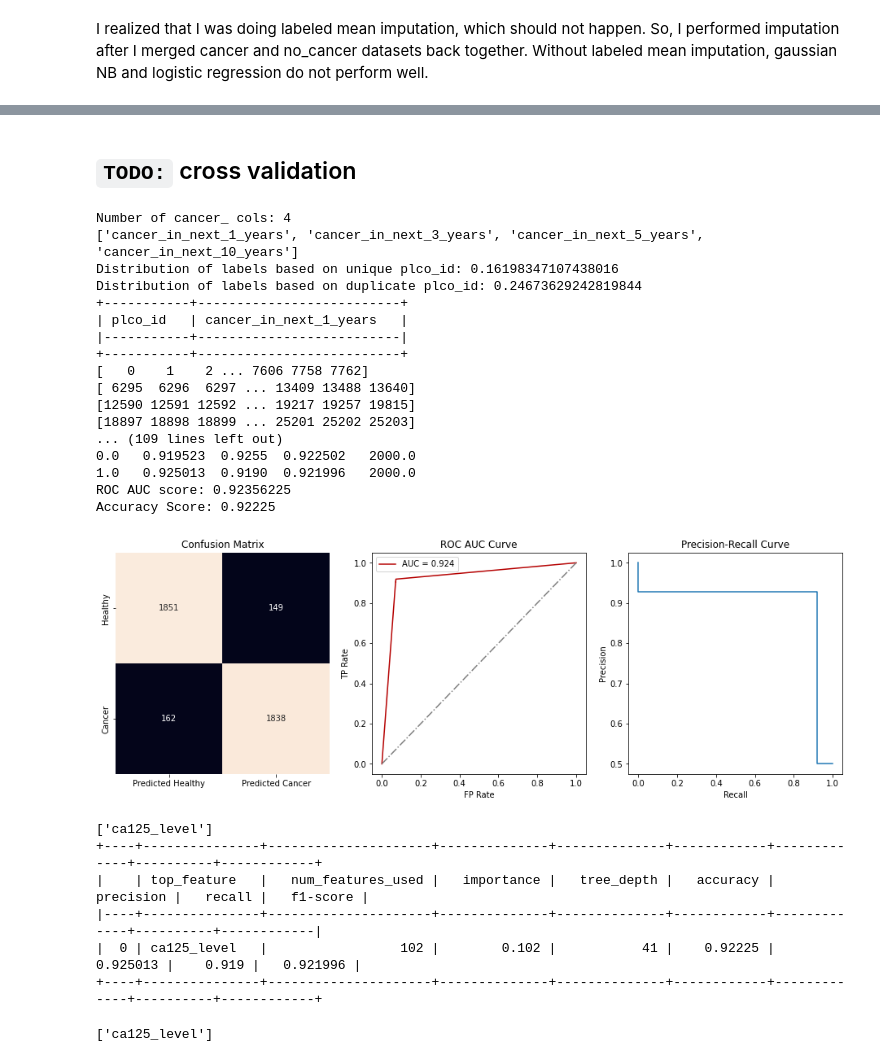
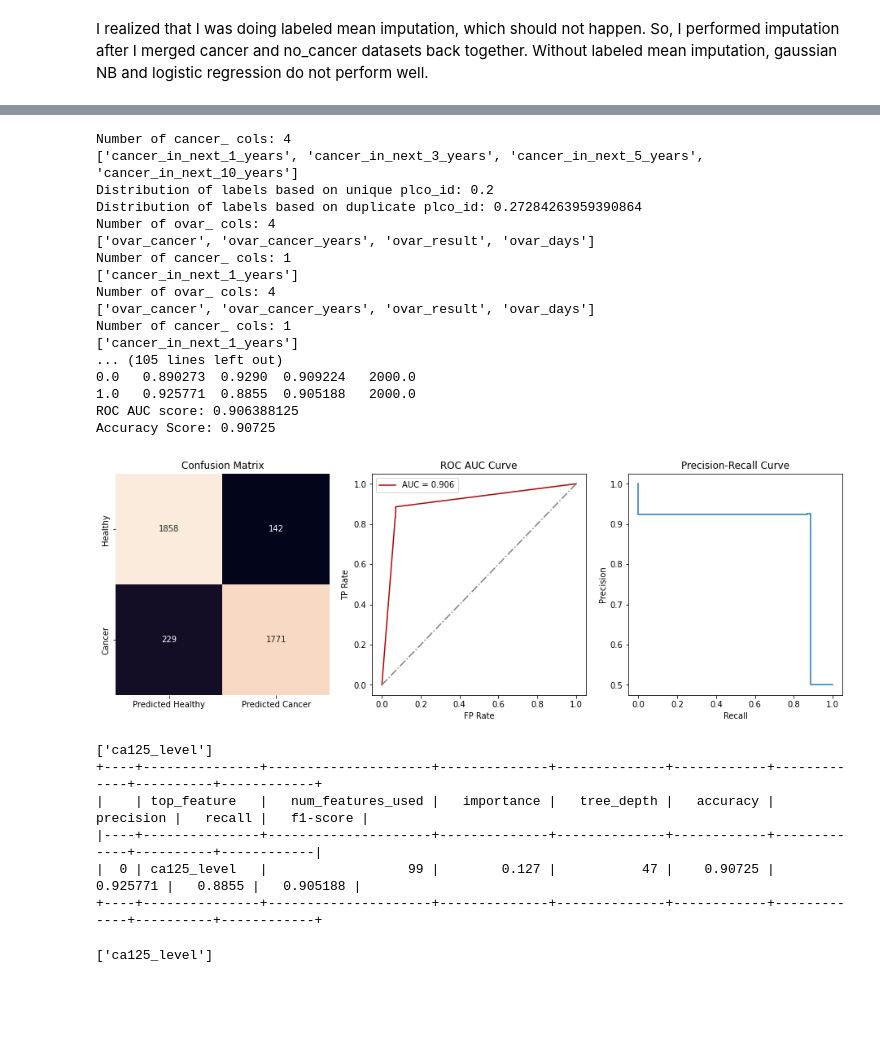
Before and after one commit to fedorenkood/ovarian_cancer_models, a Jupyter notebook: processing.ipynb, the cells around one changed output, grey strips where cells are left out. Cells and saved outputs as stored; diff of their text form; code cells hidden in the pictures; blank space fills up the shorter version.

Commit message:
classifier works

```diff
--- a/processing.ipynb
+++ b/processing.ipynb
@@ -67,7 +67,7 @@ personal_data = personal_data.drop(proxy_features_personal_dataset, axis=1)
 screen_data = screen_data.drop(proxy_features_screen_dataset, axis=1)
 
 # Remove all ovar_ features
-personal_data = remove_featues_startswith(personal_data, ['ovar_', 'mortality', 'reconsent', 'is_dead', 'build', 'ca125_src', 'ca125_days', 'tvu_days', 'ca125'], ['ovar_cancer', 'ovar_cancer_diagdays'])
+personal_data = remove_featues_startswith(personal_data, ['ovar_', 'mortality', 'reconsent', 'is_dead', 'build', 'ca125_src', 'ca125_days', 'tvu_days', 'biopolink', 'ca125', 'tvu'], ['ovar_cancer', 'ovar_cancer_diagdays'])
 
 # Remove all inad_ and examinerid_ and build_ features
 screen_data = remove_featues_startswith(screen_data, ['inad_', 'examinerid', 'build'])
@@ -337,6 +274,11 @@ def process_and_impute_for_label(source_df, label, strategy, n_max_per_class=100
 def process_train_test_split(source_df, train, test, label, train_size, test_size, strategy):
     train = source_df[source_df['plco_id'].isin(train['plco_id'])]
     test = source_df[source_df['plco_id'].isin(test['plco_id'])]
+    y_train = train[label]
+    y_test = test[label]
+    # Printing stats
+    print(f'Distribution of labels based on duplicate plco_id: {np.sum(y_test)/(np.sum(y_train) + np.sum(y_test))}')
+    # TODO: is it impute and then resample or the other way around
     train = resample_max(train, label, train_size, replace=True)
     test = resample_max(test, label, test_size, replace=True)
 
@@ -368,9 +310,6 @@ def process_and_impute_for_label_kfold(source_df, label, strategy, n_max_per_cla
 
     # Printing stats
     print(f'Distribution of labels based on unique plco_id: {np.sum(y_test)/(np.sum(y_train) + np.sum(y_test))}')
-    y_train = source_df[source_df['plco_id'].isin(X_train_unique['plco_id'])][label]
-    y_test = source_df[source_df['plco_id'].isin(X_test_unique['plco_id'])][label]
-    print(f'Distribution of labels based on duplicate plco_id: {np.sum(y_test)/(np.sum(y_train) + np.sum(y_test))}')
     # print_df(X_train[X_train[label]==1][:100])
     train_size = int(n_max_per_class * 0.8)
     test_size  = int(n_max_per_class * 0.2)
@@ -381,21 +320,13 @@ def process_and_impute_for_label_kfold(source_df, label, strategy, n_max_per_cla
     # create list of lambdas for each fold
     # Cross validation: https://vitalflux.com/k-fold-cross-validation-python-example/
     strtfdKFold = StratifiedKFold(n_splits=k)
-    print_df(X_train_unique[X_train_unique[label].isnull()])
     y_train = X_train_unique[label]
     X_train = X_train_unique[['plco_id']]
     kfold = strtfdKFold.split(X_train, y_train)
     k_fold_lambdas = []
-    for k, (train, test) in enumerate(kfold):
-        print(test)
+    for train, test in kfold:
         train = X_train_unique.iloc[train, :]
         test = X_train_unique.iloc[test, :]
         k_fold_lambdas.append(lambda: process_train_test_split(source_df, train, test, label, train_fold_size, test_fold_size, strategy))
 
     return train_test_lambda, k_fold_lambdas
-# %%
-source_df = merged_df
-label = 'cancer_in_next_10_years'
-n_max_per_class = 10000
-train_test_lambda, k_fold_lambdas = process_and_impute_for_label_kfold(source_df, label, 'mean', n_max_per_class=10000, k=10)
-X_train, X_test, y_train, y_test = train_test_lambda()
@@ -438,12 +343,12 @@ memory usage: 699.9+ MB
-# %% [markdown]
-## `TODO:` cross validation
 # %%
 from sklearn.linear_model import LogisticRegression, LinearRegression
 from sklearn.pipeline import make_pipeline
 classifiers = {
     # 'LogisticRegression': LogisticRegression(C= 0.25, random_state= 0),
     # 'GaussianNB': GaussianNB(var_smoothing= 1e-09),
-    'DecisionTreeClassifier': DecisionTreeClassifier(criterion= 'entropy', random_state= 0),
+    'DecisionTreeClassifier': DecisionTreeClassifier(criterion= 'entropy',
+                                                    #  random_state= 0
+                                                     ),
     # 'RandomForestClassifier': RandomForestClassifier(criterion= 'gini', n_estimators= 200, random_state= 0),
     # 'XGBClassifier': XGBClassifier(eval_metric= 'error', learning_rate= 0.1)
 }
@@ -460,7 +365,6 @@ for i in range(drop_n_features):
 
     train_test_lambda, k_fold_lambdas = process_and_impute_for_label_kfold(trial_x, label, 'median', n_max_per_class=10000, k=k)
     X_train, X_test, y_train, y_test = train_test_lambda()
-    # X_train, X_test, y_train, y_test = process_and_impute_for_label(trial_x, label, 'median', n_max_per_class=10000)
     auc_dict = {}
     accuracy_dict = {}
     top_feature_importance = []
@@ -469,6 +373,7 @@ for i in range(drop_n_features):
         cv_scores = []
         pipeline = make_pipeline(StandardScaler(), classifier)
         for k_fold_lambda in k_fold_lambdas:
+            # continue
             X_train_cv, X_test_cv, y_train_cv, y_test_cv = k_fold_lambda()
             pipeline.fit(X_train_cv, y_train_cv)
             score = pipeline.score(X_test_cv, y_test_cv)
@@ -504,54 +409,54 @@ for i in range(drop_n_features):
             y_prob = classifier.predict_proba(X_test)[:,1]
             # TODO: boundary and confusion matrix
             df_top_feature_importances.append({
                 'top_feature': feature_importances.iloc[0]['feature'],
                 # 'boundary': 0,
                 'num_features_used': len(feature_importances[feature_importances['importance'] > 0]),
                 'importance': round(feature_importances.iloc[0]['importance'], 3),
                 'tree_depth': classifier.tree_.max_depth,
                 'accuracy': accuracy,
                 'precision': precision_score(y_test, y_pred),
                 'recall': recall_score(y_test, y_pred),
                 'f1-score': f1_score(y_test, y_pred),
             })
             if df_feature_importance_tree is not None:
                 df_feature_importance_tree = df_feature_importance_tree.merge(feature_importances, on='feature', how='outer', suffixes=[f'_tiral_{i}', f'_tiral_{i+1}'])
             else:
                 df_feature_importance_tree = feature_importances
             # print_df(feature_importances)
         auc_dict[classifier_type] = auc
         accuracy_dict[classifier_type] = accuracy
     trial_x = trial_x.drop(top_feature_importance, axis=1)
     print(top_feature_importance)
 
 # df_feature_importance_tree = df_feature_importance_tree[df_feature_importance_tree['importance'] > 0]
 # print_df(df_feature_importance_tree)
 print_df(pd.DataFrame(df_top_feature_importances))
 pd.DataFrame(df_top_feature_importances).to_csv(f'./top_{drop_n_features}_features_decision_tree.csv')
 # %% [output]
 Number of cancer_ cols: 4
 ['cancer_in_next_1_years', 'cancer_in_next_3_years', 'cancer_in_next_5_years', 'cancer_in_next_10_years']
-Distribution of labels based on unique plco_id: 0.16198347107438016
-Distribution of labels based on duplicate plco_id: 0.24673629242819844
-+-----------+--------------------------+
-| plco_id   | cancer_in_next_1_years   |
-|-----------+--------------------------|
-+-----------+--------------------------+
-[   0    1    2 ... 7606 7758 7762]
-[ 6295  6296  6297 ... 13409 13488 13640]
-[12590 12591 12592 ... 19217 19257 19815]
-[18897 18898 18899 ... 25201 25202 25203]
-... (109 lines left out)
-0.0   0.919523  0.9255  0.922502   2000.0
-1.0   0.925013  0.9190  0.921996   2000.0
-ROC AUC score: 0.92356225
-Accuracy Score: 0.92225
+Distribution of labels based on unique plco_id: 0.2
+Distribution of labels based on duplicate plco_id: 0.27284263959390864
+Number of ovar_ cols: 4
+['ovar_cancer', 'ovar_cancer_years', 'ovar_result', 'ovar_days']
+Number of cancer_ cols: 1
+['cancer_in_next_1_years']
+Number of ovar_ cols: 4
+['ovar_cancer', 'ovar_cancer_years', 'ovar_result', 'ovar_days']
+Number of cancer_ cols: 1
+['cancer_in_next_1_years']
+... (105 lines left out)
+0.0   0.890273  0.9290  0.909224   2000.0
+1.0   0.925771  0.8855  0.905188   2000.0
+ROC AUC score: 0.906388125
+Accuracy Score: 0.90725
-[figure, old version]
+[figure, new version]
 ['ca125_level']
 +----+---------------+---------------------+--------------+--------------+------------+-------------+----------+------------+
 |    | top_feature   |   num_features_used |   importance |   tree_depth |   accuracy |   precision |   recall |   f1-score |
 |----+---------------+---------------------+--------------+--------------+------------+-------------+----------+------------|
-|  0 | ca125_level   |                 102 |        0.102 |           41 |    0.92225 |    0.925013 |    0.919 |   0.921996 |
+|  0 | ca125_level   |                  99 |        0.127 |           47 |    0.90725 |    0.925771 |   0.8855 |   0.905188 |
 +----+---------------+---------------------+--------------+--------------+------------+-------------+----------+------------+
 # %%
 
```
Also changed, not shown: parts of 12 cells of this notebook, 2 other files.
